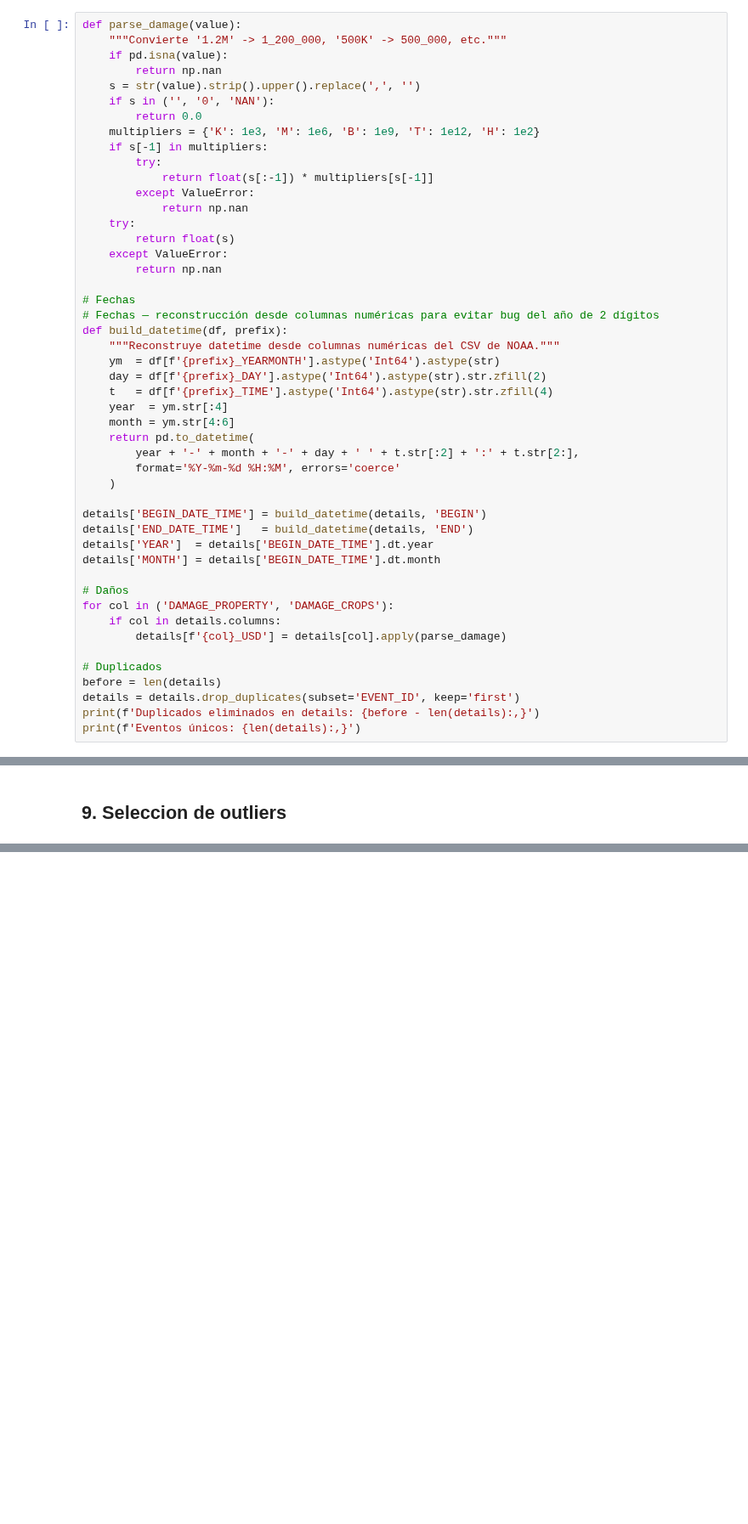
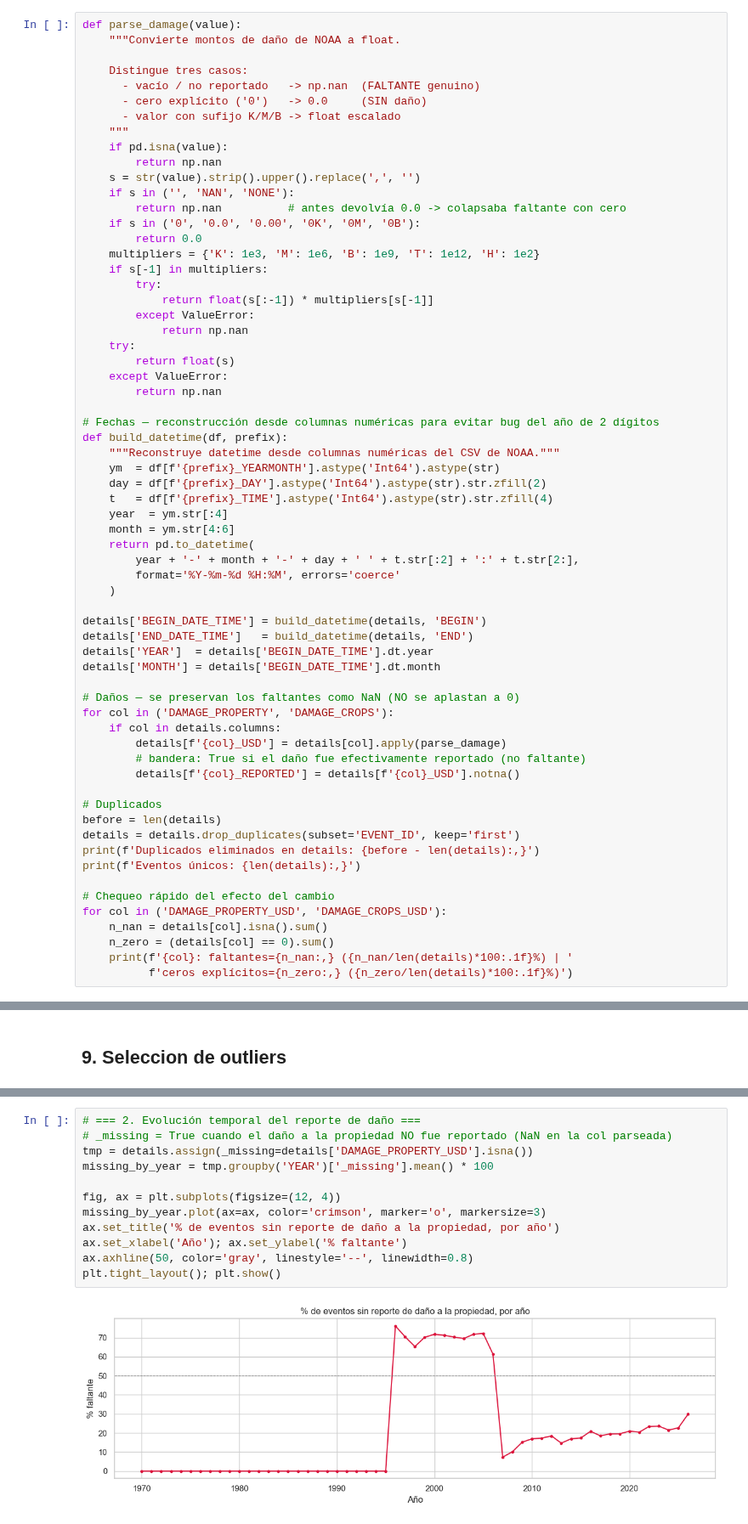
Before and after one commit to manuel-dieguezw/CEIA, a Jupyter notebook: AMq/Proyecto/storm_events_eda.ipynb, the cells around one changed output, grey strips where cells are left out. Shown at 85% size. Drawn from its saved outputs; the diff is of its cells as text; blank space fills up the shorter version.

```diff
--- a/AMq/Proyecto/storm_events_eda.ipynb
+++ b/AMq/Proyecto/storm_events_eda.ipynb
@@ -104,11 +104,19 @@ fatalities total: 24,539 filas
 - Eliminación de duplicados por `EVENT_ID`.
 # %%
 def parse_damage(value):
-    """Convierte '1.2M' -> 1_200_000, '500K' -> 500_000, etc."""
+    """Convierte montos de daño de NOAA a float.
+
+    Distingue tres casos:
+      - vacío / no reportado   -> np.nan  (FALTANTE genuino)
+      - cero explícito ('0')   -> 0.0     (SIN daño)
+      - valor con sufijo K/M/B -> float escalado
+    """
     if pd.isna(value):
         return np.nan
     s = str(value).strip().upper().replace(',', '')
-    if s in ('', '0', 'NAN'):
+    if s in ('', 'NAN', 'NONE'):
+        return np.nan          # antes devolvía 0.0 -> colapsaba faltante con cero
+    if s in ('0', '0.0', '0.00', '0K', '0M', '0B'):
         return 0.0
     multipliers = {'K': 1e3, 'M': 1e6, 'B': 1e9, 'T': 1e12, 'H': 1e2}
     if s[-1] in multipliers:
@@ -121,7 +129,6 @@ def parse_damage(value):
     except ValueError:
         return np.nan
 
-# Fechas
 # Fechas — reconstrucción desde columnas numéricas para evitar bug del año de 2 dígitos
 def build_datetime(df, prefix):
     """Reconstruye datetime desde columnas numéricas del CSV de NOAA."""
@@ -140,16 +147,25 @@ details['END_DATE_TIME']   = build_datetime(details, 'END')
 details['YEAR']  = details['BEGIN_DATE_TIME'].dt.year
 details['MONTH'] = details['BEGIN_DATE_TIME'].dt.month
 
-# Daños
+# Daños — se preservan los faltantes como NaN (NO se aplastan a 0)
 for col in ('DAMAGE_PROPERTY', 'DAMAGE_CROPS'):
     if col in details.columns:
         details[f'{col}_USD'] = details[col].apply(parse_damage)
+        # bandera: True si el daño fue efectivamente reportado (no faltante)
+        details[f'{col}_REPORTED'] = details[f'{col}_USD'].notna()
 
 # Duplicados
 before = len(details)
 details = details.drop_duplicates(subset='EVENT_ID', keep='first')
 print(f'Duplicados eliminados en details: {before - len(details):,}')
 print(f'Eventos únicos: {len(details):,}')
+
+# Chequeo rápido del efecto del cambio
+for col in ('DAMAGE_PROPERTY_USD', 'DAMAGE_CROPS_USD'):
+    n_nan = details[col].isna().sum()
+    n_zero = (details[col] == 0).sum()
+    print(f'{col}: faltantes={n_nan:,} ({n_nan/len(details)*100:.1f}%) | '
+          f'ceros explícitos={n_zero:,} ({n_zero/len(details)*100:.1f}%)')
 # %% [output]
 Duplicados eliminados en details: 0
 Eventos únicos: 1,983,334
@@ -502,0 +553,14 @@ plt.tight_layout(); plt.show()
+# %%
+# === 2. Evolución temporal del reporte de daño ===
+# _missing = True cuando el daño a la propiedad NO fue reportado (NaN en la col parseada)
+tmp = details.assign(_missing=details['DAMAGE_PROPERTY_USD'].isna())
+missing_by_year = tmp.groupby('YEAR')['_missing'].mean() * 100
+
+fig, ax = plt.subplots(figsize=(12, 4))
+missing_by_year.plot(ax=ax, color='crimson', marker='o', markersize=3)
+ax.set_title('% de eventos sin reporte de daño a la propiedad, por año')
+ax.set_xlabel('Año'); ax.set_ylabel('% faltante')
+ax.axhline(50, color='gray', linestyle='--', linewidth=0.8)
+plt.tight_layout(); plt.show()
+# %% [output]
+[figure, added]
```
Also changed, not shown: parts of 21 cells of this notebook.
